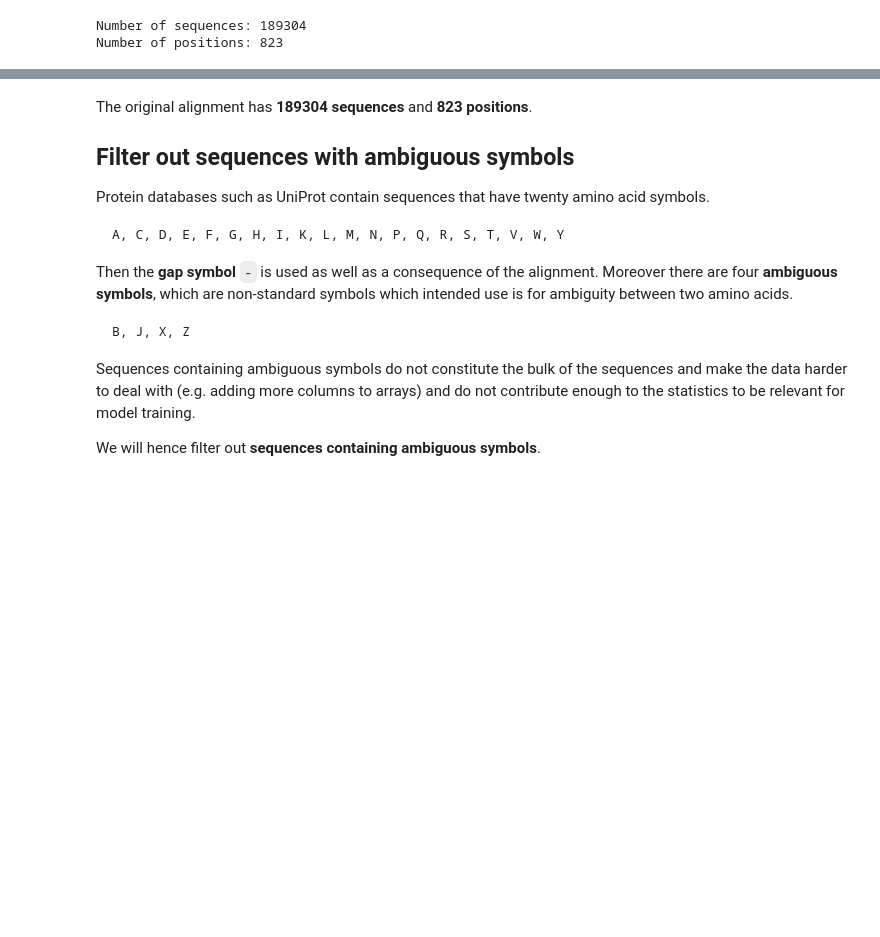
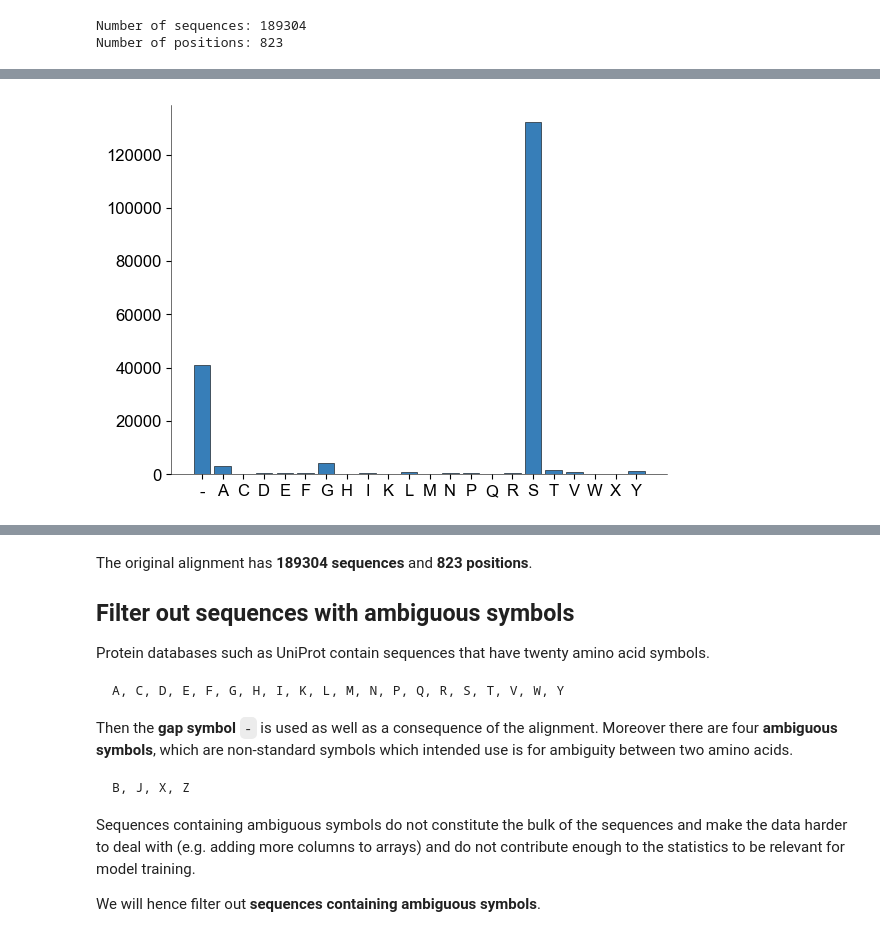
Before and after one commit to shoyip/SerProtAlign, a Jupyter notebook: notebooks/00_alignment_cleaning.ipynb, the cells around one changed output, grey strips where cells are left out. Cells and saved outputs as stored; diff of their text form; code cells hidden in the pictures; blank space fills up the shorter version.

```diff
--- a/notebooks/00_alignment_cleaning.ipynb
+++ b/notebooks/00_alignment_cleaning.ipynb
@@ -37,0 +84,6 @@ Number of positions: 823
+# %%
+x, y = np.unique(aln_seqs[:, 657], return_counts=True)
+plt.bar(x, y)
+plt.show()
+# %% [output]
+[figure, added]
```
Also changed, not shown: parts of 12 cells of this notebook, 2 other files.
